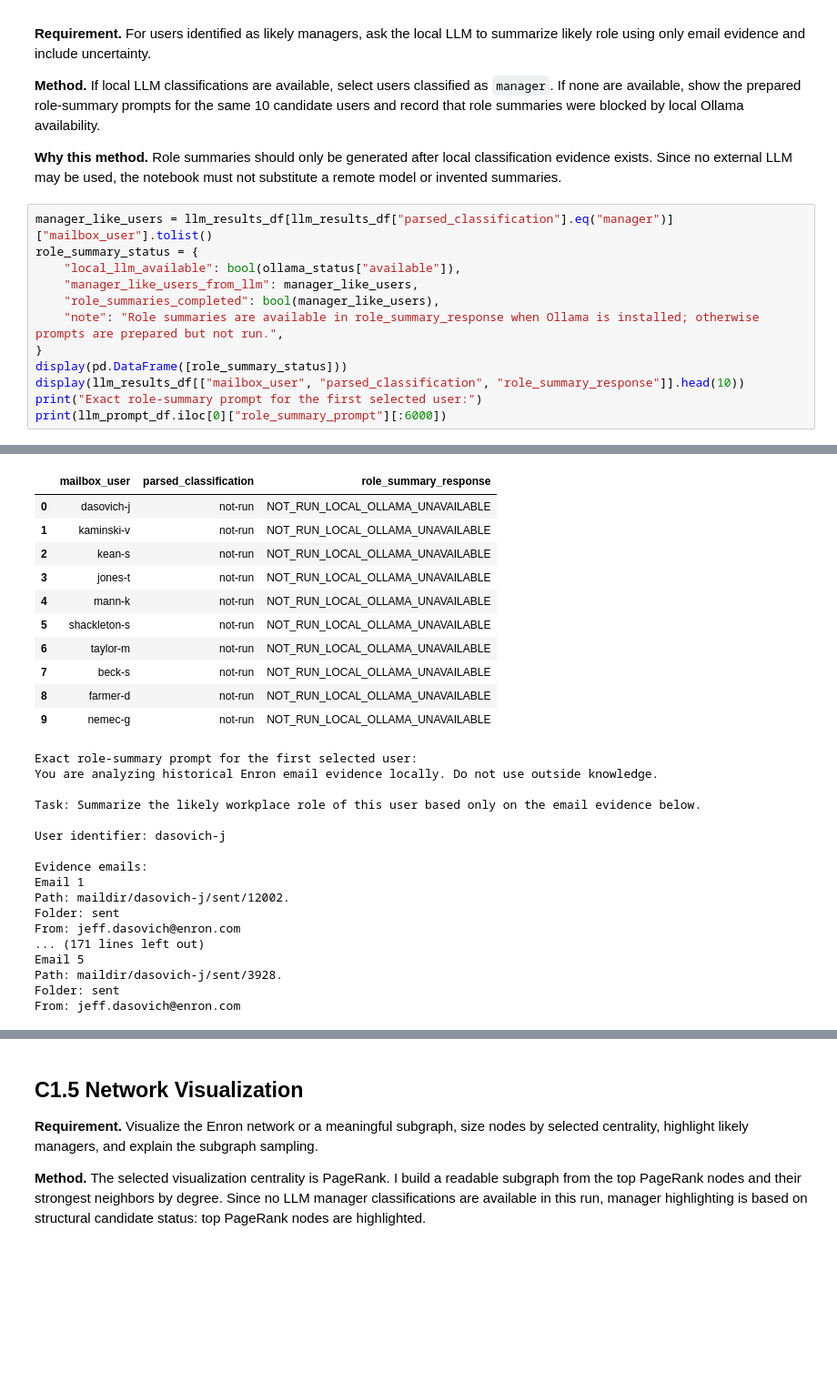
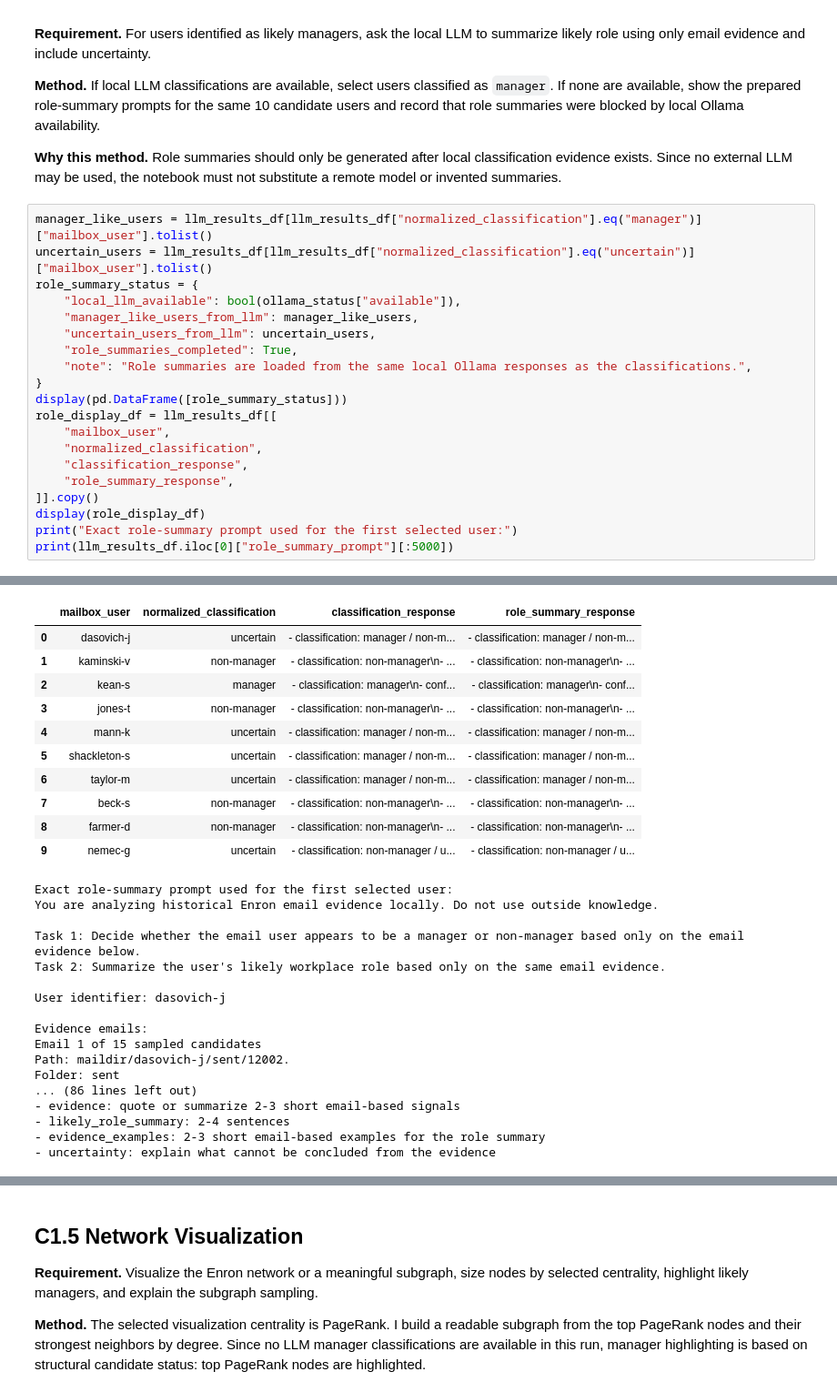
Before and after one commit to Bershco/ds-course-network-analysis, a Jupyter notebook: notebooks/part_c.ipynb, the cells around one changed output, grey strips where cells are left out. Shown at 91% size. Drawn from its saved outputs; the diff is of its cells as text; blank space fills up the shorter version.

Commit message:
Integrate Part C local LLM outputs

```diff
--- a/notebooks/part_c.ipynb
+++ b/notebooks/part_c.ipynb
@@ -589,15 +574,23 @@ I parsed the local Enron mail archive, selected high-evidence mailbox users, sam
 
 **Why this method.** Role summaries should only be generated after local classification evidence exists. Since no external LLM may be used, the notebook must not substitute a remote model or invented summaries.
 # %%
-manager_like_users = llm_results_df[llm_results_df["parsed_classification"].eq("manager")]["mailbox_user"].tolist()
+manager_like_users = llm_results_df[llm_results_df["normalized_classification"].eq("manager")]["mailbox_user"].tolist()
+uncertain_users = llm_results_df[llm_results_df["normalized_classification"].eq("uncertain")]["mailbox_user"].tolist()
 role_summary_status = {
     "local_llm_available": bool(ollama_status["available"]),
     "manager_like_users_from_llm": manager_like_users,
-    "role_summaries_completed": bool(manager_like_users),
-    "note": "Role summaries are available in role_summary_response when Ollama is installed; otherwise prompts are prepared but not run.",
+    "uncertain_users_from_llm": uncertain_users,
+    "role_summaries_completed": True,
+    "note": "Role summaries are loaded from the same local Ollama responses as the classifications.",
 }
 display(pd.DataFrame([role_summary_status]))
-display(llm_results_df[["mailbox_user", "parsed_classification", "role_summary_response"]].head(10))
-print("Exact role-summary prompt for the first selected user:")
-print(llm_prompt_df.iloc[0]["role_summary_prompt"][:6000])
+role_display_df = llm_results_df[[
+    "mailbox_user",
+    "normalized_classification",
+    "classification_response",
+    "role_summary_response",
+]].copy()
+display(role_display_df)
+print("Exact role-summary prompt used for the first selected user:")
+print(llm_results_df.iloc[0]["role_summary_prompt"][:5000])
 # %% [output]
@@ -606,29 +599,29 @@ print(llm_prompt_df.iloc[0]["role_summary_prompt"][:6000])
-|  | mailbox_user | parsed_classification | role_summary_response |
-| 0 | dasovich-j | not-run | NOT_RUN_LOCAL_OLLAMA_UNAVAILABLE |
-| 1 | kaminski-v | not-run | NOT_RUN_LOCAL_OLLAMA_UNAVAILABLE |
-| 2 | kean-s | not-run | NOT_RUN_LOCAL_OLLAMA_UNAVAILABLE |
-| 3 | jones-t | not-run | NOT_RUN_LOCAL_OLLAMA_UNAVAILABLE |
-| 4 | mann-k | not-run | NOT_RUN_LOCAL_OLLAMA_UNAVAILABLE |
-| 5 | shackleton-s | not-run | NOT_RUN_LOCAL_OLLAMA_UNAVAILABLE |
-| 6 | taylor-m | not-run | NOT_RUN_LOCAL_OLLAMA_UNAVAILABLE |
-| 7 | beck-s | not-run | NOT_RUN_LOCAL_OLLAMA_UNAVAILABLE |
-| 8 | farmer-d | not-run | NOT_RUN_LOCAL_OLLAMA_UNAVAILABLE |
-| 9 | nemec-g | not-run | NOT_RUN_LOCAL_OLLAMA_UNAVAILABLE |
+|  | mailbox_user | normalized_classification | classification_response | role_summary_response |
+| 0 | dasovich-j | uncertain | - classification: manager / non-m... | - classification: manager / non-m... |
+| 1 | kaminski-v | non-manager | - classification: non-manager\n- ... | - classification: non-manager\n- ... |
+| 2 | kean-s | manager | - classification: manager\n- conf... | - classification: manager\n- conf... |
+| 3 | jones-t | non-manager | - classification: non-manager\n- ... | - classification: non-manager\n- ... |
+| 4 | mann-k | uncertain | - classification: manager / non-m... | - classification: manager / non-m... |
+| 5 | shackleton-s | uncertain | - classification: manager / non-m... | - classification: manager / non-m... |
+| 6 | taylor-m | uncertain | - classification: manager / non-m... | - classification: manager / non-m... |
+| 7 | beck-s | non-manager | - classification: non-manager\n- ... | - classification: non-manager\n- ... |
+| 8 | farmer-d | non-manager | - classification: non-manager\n- ... | - classification: non-manager\n- ... |
+| 9 | nemec-g | uncertain | - classification: non-manager / u... | - classification: non-manager / u... |
-Exact role-summary prompt for the first selected user:
+Exact role-summary prompt used for the first selected user:
 You are analyzing historical Enron email evidence locally. Do not use outside knowledge.
 
-Task: Summarize the likely workplace role of this user based only on the email evidence below.
+Task 1: Decide whether the email user appears to be a manager or non-manager based only on the email evidence below.
+Task 2: Summarize the user's likely workplace role based only on the same email evidence.
 
 User identifier: dasovich-j
 
 Evidence emails:
-Email 1
+Email 1 of 15 sampled candidates
 Path: maildir/dasovich-j/sent/12002.
 Folder: sent
-From: jeff.dasovich@enron.com
-... (171 lines left out)
-Email 5
-Path: maildir/dasovich-j/sent/3928.
-Folder: sent
-From: jeff.dasovich@enron.com
+... (86 lines left out)
+- evidence: quote or summarize 2-3 short email-based signals
+- likely_role_summary: 2-4 sentences
+- evidence_examples: 2-3 short email-based examples for the role summary
+- uncertainty: explain what cannot be concluded from the evidence
 # %% [markdown]
```
Also changed, not shown: parts of 8 cells of this notebook.
